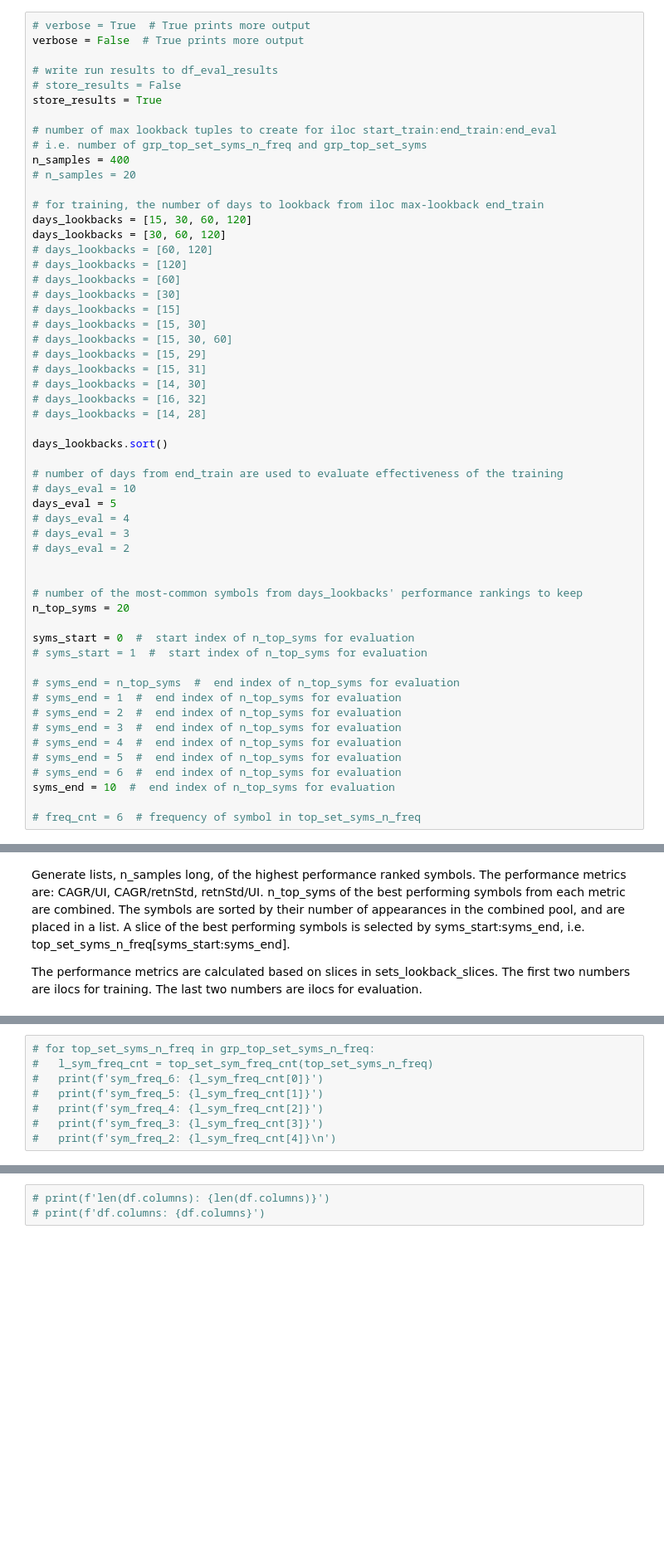
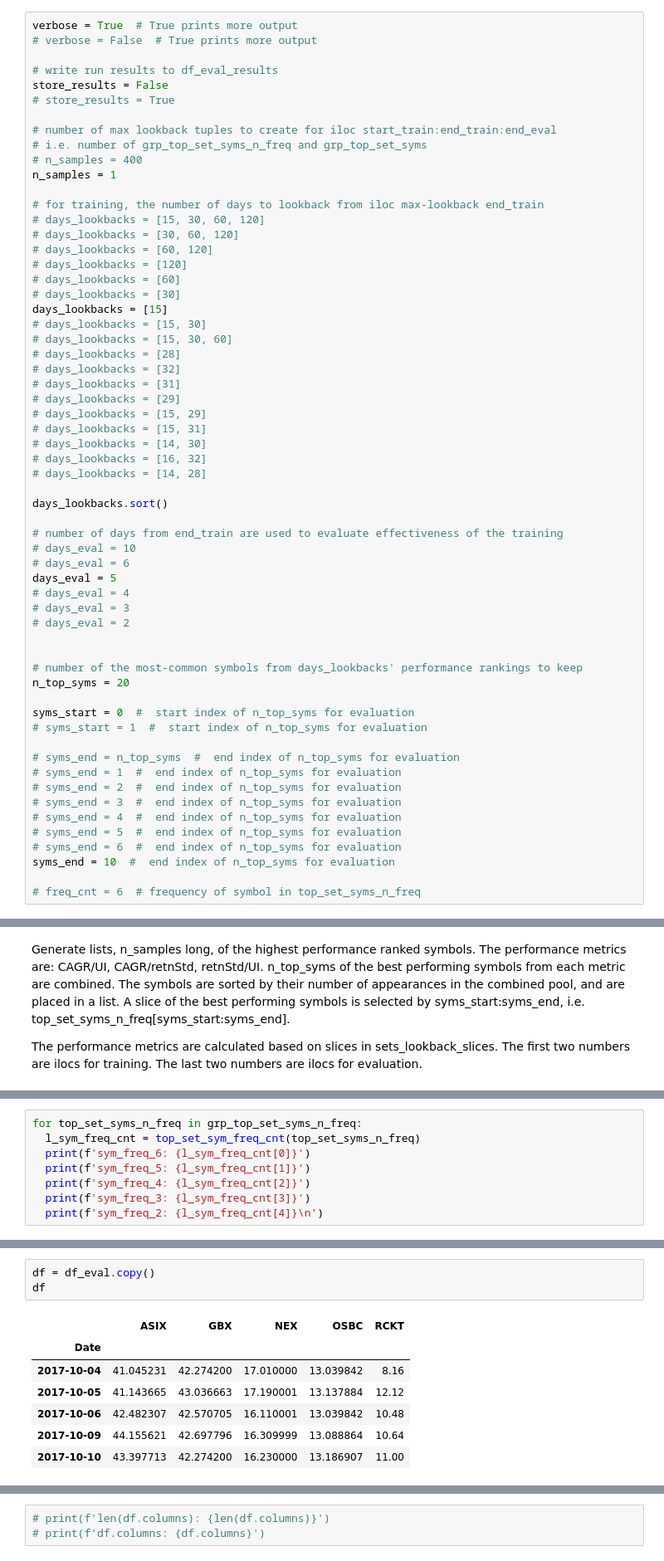
Before and after one commit to pympk/py379, a Jupyter notebook: yf_7_freq_cnt.ipynb, the cells around one changed output, grey strips where cells are left out. Shown at 83% size. Drawn from its saved outputs; the diff is of its cells as text; blank space fills up the shorter version.

```diff
--- a/yf_7_freq_cnt.ipynb
+++ b/yf_7_freq_cnt.ipynb
@@ -59,28 +59,32 @@ col_add_total:
 df_eval_sym_freq_results = pickle_load(path_data_dump, fp_df_eval_sym_freq_results)
 # df_eval_sym_freq_results
 # %%
-# verbose = True  # True prints more output
-verbose = False  # True prints more output
+verbose = True  # True prints more output
+# verbose = False  # True prints more output
 
 # write run results to df_eval_results
-# store_results = False
-store_results = True
+store_results = False
+# store_results = True
 
 # number of max lookback tuples to create for iloc start_train:end_train:end_eval
 # i.e. number of grp_top_set_syms_n_freq and grp_top_set_syms
-n_samples = 400
-# n_samples = 20
+# n_samples = 400
+n_samples = 1
 
 # for training, the number of days to lookback from iloc max-lookback end_train
-days_lookbacks = [15, 30, 60, 120]
-days_lookbacks = [30, 60, 120]
+# days_lookbacks = [15, 30, 60, 120]
+# days_lookbacks = [30, 60, 120]
 # days_lookbacks = [60, 120]
 # days_lookbacks = [120]
 # days_lookbacks = [60]
 # days_lookbacks = [30]
-# days_lookbacks = [15]
+days_lookbacks = [15]
 # days_lookbacks = [15, 30]
 # days_lookbacks = [15, 30, 60]
+# days_lookbacks = [28]
+# days_lookbacks = [32]
+# days_lookbacks = [31]
+# days_lookbacks = [29]
 # days_lookbacks = [15, 29]
 # days_lookbacks = [15, 31]
 # days_lookbacks = [14, 30]
@@ -91,6 +95,7 @@ days_lookbacks.sort()
 
 # number of days from end_train are used to evaluate effectiveness of the training
 # days_eval = 10
+# days_eval = 6
 days_eval = 5
 # days_eval = 4
 # days_eval = 3
@@ -248,10 +276,10 @@ def top_set_sym_freq_cnt(top_set_syms_n_freq):
     # return sym_freq_cnt_6, sym_freq_cnt_5, sym_freq_cnt_4, sym_freq_cnt_3, sym_freq_cnt_2
     return l_sym_freq_cnt
 # %%
-# for top_set_syms_n_freq in grp_top_set_syms_n_freq:
-#   l_sym_freq_cnt = top_set_sym_freq_cnt(top_set_syms_n_freq)
-#   print(f'sym_freq_6: {l_sym_freq_cnt[0]}')
-#   print(f'sym_freq_5: {l_sym_freq_cnt[1]}')
-#   print(f'sym_freq_4: {l_sym_freq_cnt[2]}')
-#   print(f'sym_freq_3: {l_sym_freq_cnt[3]}')
-#   print(f'sym_freq_2: {l_sym_freq_cnt[4]}\n')
+for top_set_syms_n_freq in grp_top_set_syms_n_freq:
+  l_sym_freq_cnt = top_set_sym_freq_cnt(top_set_syms_n_freq)
+  print(f'sym_freq_6: {l_sym_freq_cnt[0]}')
+  print(f'sym_freq_5: {l_sym_freq_cnt[1]}')
+  print(f'sym_freq_4: {l_sym_freq_cnt[2]}')
+  print(f'sym_freq_3: {l_sym_freq_cnt[3]}')
+  print(f'sym_freq_2: {l_sym_freq_cnt[4]}\n')
@@ -370,0 +444,11 @@ row_add_total:
+# %%
+df = df_eval.copy()
+df
+# %% [output]
+|  | ASIX | GBX | NEX | OSBC | RCKT |
+| Date |  |  |  |  |  |
+| 2017-10-04 | 41.045231 | 42.274200 | 17.010000 | 13.039842 | 8.16 |
+| 2017-10-05 | 41.143665 | 43.036663 | 17.190001 | 13.137884 | 12.12 |
+| 2017-10-06 | 42.482307 | 42.570705 | 16.110001 | 13.039842 | 10.48 |
+| 2017-10-09 | 44.155621 | 42.697796 | 16.309999 | 13.088864 | 10.64 |
+| 2017-10-10 | 43.397713 | 42.274200 | 16.230000 | 13.186907 | 11.00 |
```
Also changed, not shown: parts of 14 cells of this notebook, 9 other files.
